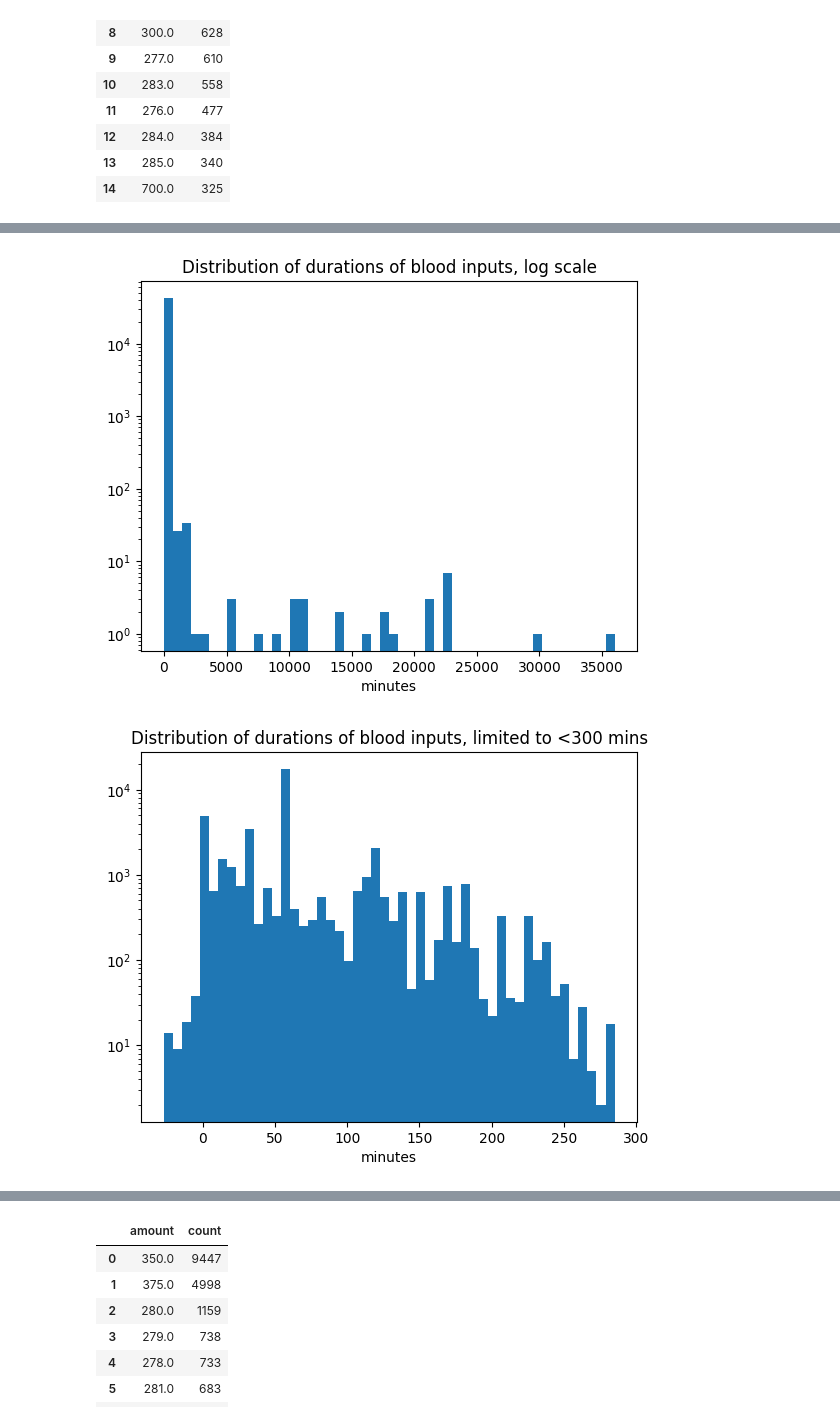
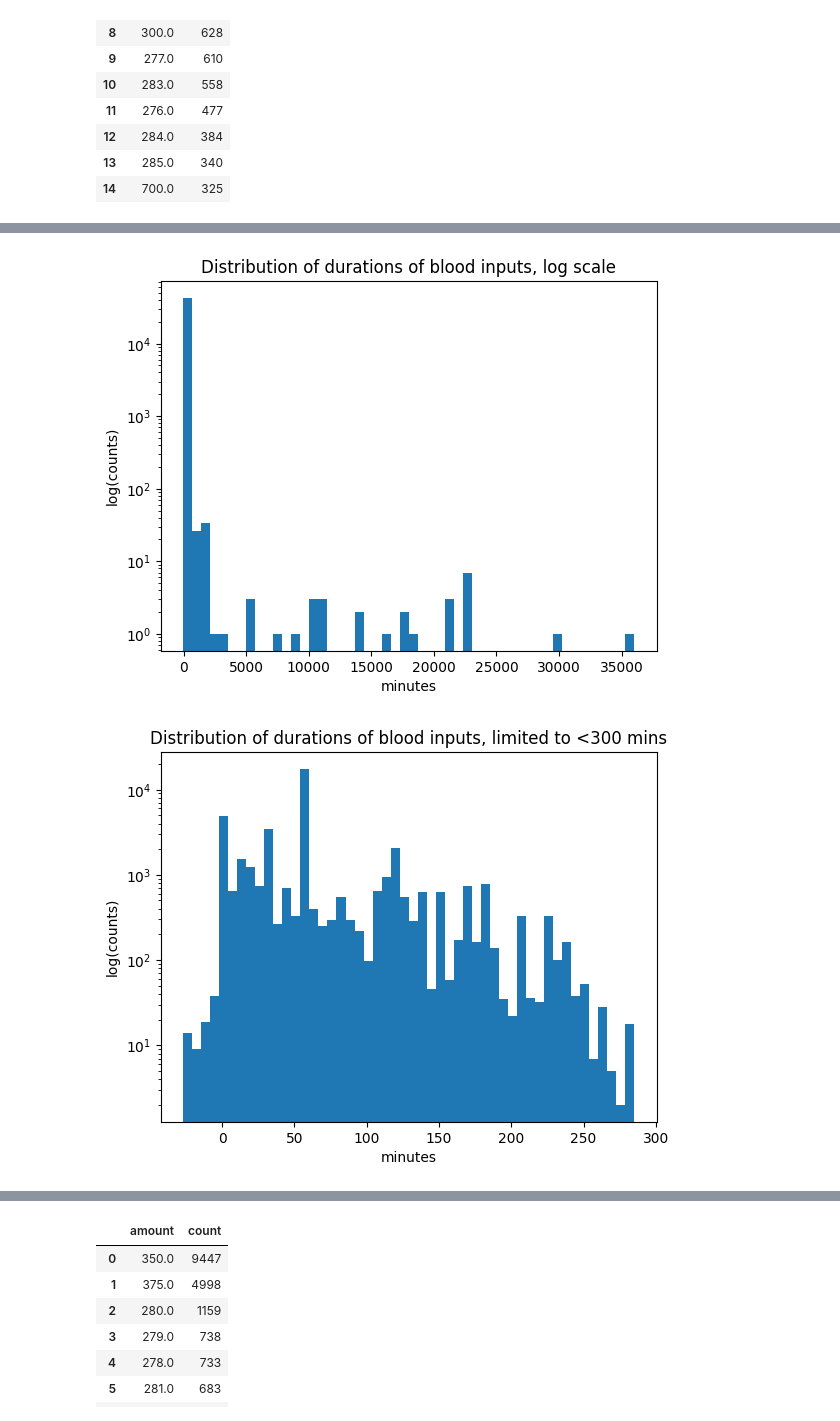
Before and after one commit to kmorhun/tranfusion-reactions, a Jupyter notebook: exploratory_data_analysis/eda_kat.ipynb, the cells around one changed output, grey strips where cells are left out. Drawn from its saved outputs; the diff is of its cells as text; code cells hidden in the pictures.

```diff
--- a/exploratory_data_analysis/eda_kat.ipynb
+++ b/exploratory_data_analysis/eda_kat.ipynb
@@ -235,47 +257,50 @@ print(all_results.duration_minutes.value_counts(normalize=True)[:15])
 
 plt.hist(all_results.duration_minutes, bins=50, log=True)
 plt.title("Distribution of durations of blood inputs, log scale")
+plt.ylabel("log(counts)")
 plt.xlabel("minutes")
 plt.show()
 
 plt.hist(all_results[all_results.duration_minutes < 300].duration_minutes, bins=50, log=True)
 plt.title("Distribution of durations of blood inputs, limited to <300 mins")
+plt.ylabel("log(counts)")
 plt.xlabel("minutes")
 plt.show()
 
 plt.hist(all_results[all_results.duration_minutes < 100].duration_minutes, bins=50, log=True)
 plt.title("Distribution of durations of blood inputs, limited to <100 mins")
+plt.ylabel("log(counts)")
 plt.xlabel("minutes")
 plt.show()
 
 plt.violinplot(all_results[all_results.duration_minutes < 500].duration_minutes)
 plt.title("Distribution of durations of blood inputs, limited to <500 mins")
 plt.ylabel("minutes")
 plt.show()
 # plt.violinplot(all_results[all_results.amount > 2000].amount)
 # plt.title("Distribution of amounts given to patients, limited to >2000mL")
 # plt.ylabel("mL")
 # plt.show()
 # %% [output]
 1632 durations < 0 min
 1664 durations > 500 min
 464 durations > 5000 min
 duration_minutes
 60     0.398518
 1      0.110812
 30     0.065451
 120    0.040883
 15     0.025857
 112    0.014347
 180    0.013972
 168    0.013784
 150    0.013643
 140    0.012471
 105    0.010549
 21     0.009189
 20     0.008111
 42     0.007173
 225    0.007033
 Name: proportion, dtype: Float64
-[figure, old version]
+[figure, new version]
-[figure, old version]
+[figure, new version]
```
Also changed, not shown: parts of 8 cells of this notebook, 1 other file.
